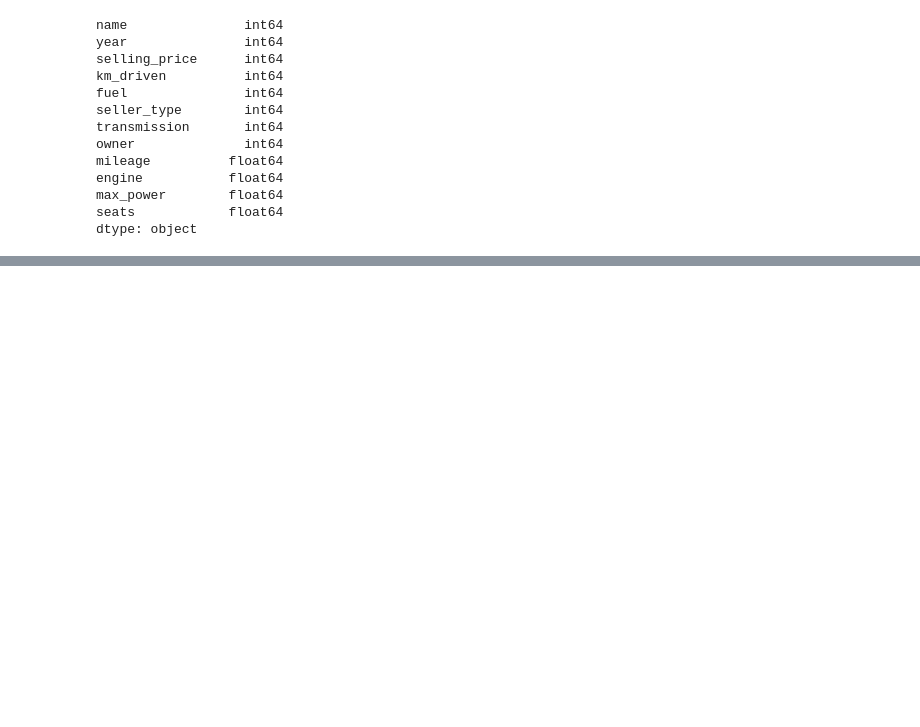
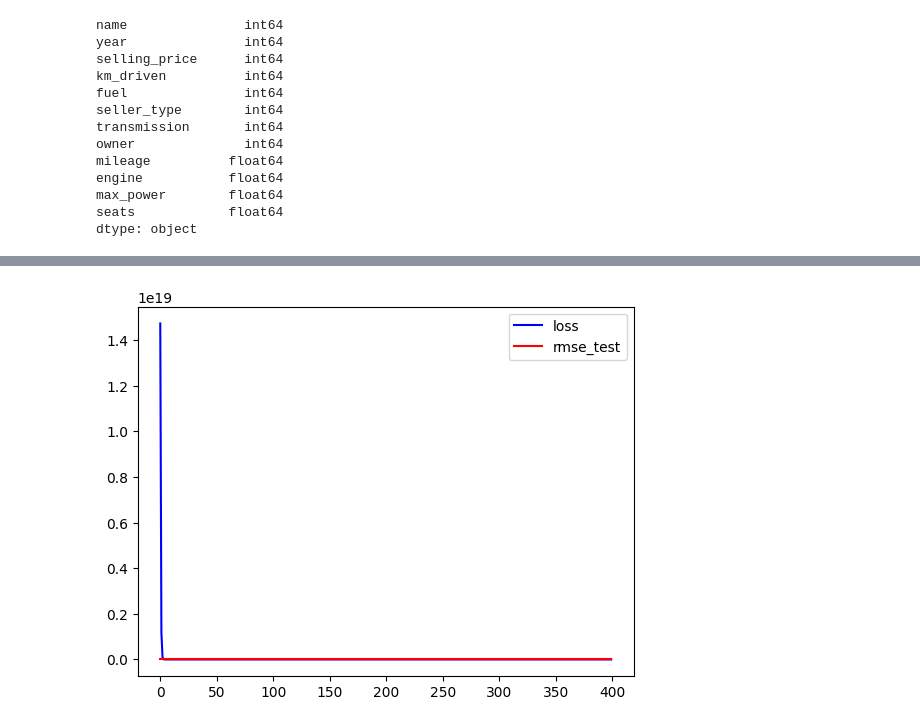
Before and after one commit to Koslowsky1337/Python_NeuralNetworks, a Jupyter notebook: CarPrice_NN/carprice.ipynb, the cells around one changed output, grey strips where cells are left out. Saved outputs shown, nothing was run; the diff lists cells and outputs as text; code cells hidden in the pictures; blank space fills up the shorter version.

```diff
--- a/CarPrice_NN/carprice.ipynb
+++ b/CarPrice_NN/carprice.ipynb
@@ -143,0 +204,55 @@ data = data.dropna()
+# %%
+def relu(x):
+    return torch.max(torch.tensor(0.0), x)
+
+def root_mean_squared_error(y_hat,y):
+    return torch.sqrt(torch.mean((y_hat-y)**2))
+
+def get_batch(x,y,batch_size):
+    for i in range(0,len(x),batch_size):
+        # yield: return a generator
+        yield x[i:i+batch_size],y[i:i+batch_size]
+# %%
+lr=0.01
+wd=0.1
+batch_size=10
+torch.manual_seed(1234)
+
+epochs=400
+losses=[]
+rmse_test=[]
+hidden_count=20
+w1 = torch.normal(std=1, mean=0, size=(11, hidden_count), dtype=torch.float32, requires_grad=True)
+w2 = torch.normal(std=1, mean=0, size=(hidden_count, 1), dtype=torch.float32, requires_grad=True)
+b1=torch.zeros(hidden_count, requires_grad=True)
+y_train_tensor=torch.tensor(y_train.values, dtype=torch.float32)
+X_test_tensor=torch.tensor(X_test.values, dtype=torch.float32)
+y_test_tensor=torch.tensor(y_test.values, dtype=torch.float32)
+for i in range(epochs):
+    losses_in_epoch=[]
+    # trainiere jeweils mit einer kleinen Auswahl an Daten, der Batch
+    # xb: ist die Auswahl der Daten für die Inputneuronen
+    # yb: ist die Auswahl der Daten für die Outputneuronen
+    for xb,yb in get_batch(X_train_tensor,y_train_tensor,batch_size):
+        y_hat=relu(relu(xb@w1+b1)@w2)
+        loss=torch.mean((yb-y_hat)**2)+(torch.sum(w1**2)+torch.sum(w2**2))*wd
+        losses_in_epoch.append(loss.item())
+        loss.backward()
+        with torch.no_grad():
+            w1.sub_(lr*w1.grad)
+            w2.sub_(lr*w2.grad)
+            b1.sub_(lr*b1.grad)
+            w1.grad.zero_()
+            w2.grad.zero_()
+            b1.grad.zero_()
+    losses.append(sum(losses_in_epoch)/len(losses_in_epoch))
+    y_test_hat=relu(relu(X_test_tensor@w1+b1)@w2)
+    y_test_rmse=root_mean_squared_error(y_test_hat, y_test_tensor)
+    rmse_test.append(y_test_rmse.item())
+
+plt.plot(range(epochs),losses, color="blue")
+plt.plot(range(epochs),rmse_test, color="red")
+plt.legend(["loss", "rmse_test"])
+plt.show()
+# %% [output]
+[figure, added]
```
Also changed, not shown: parts of 5 cells of this notebook.
